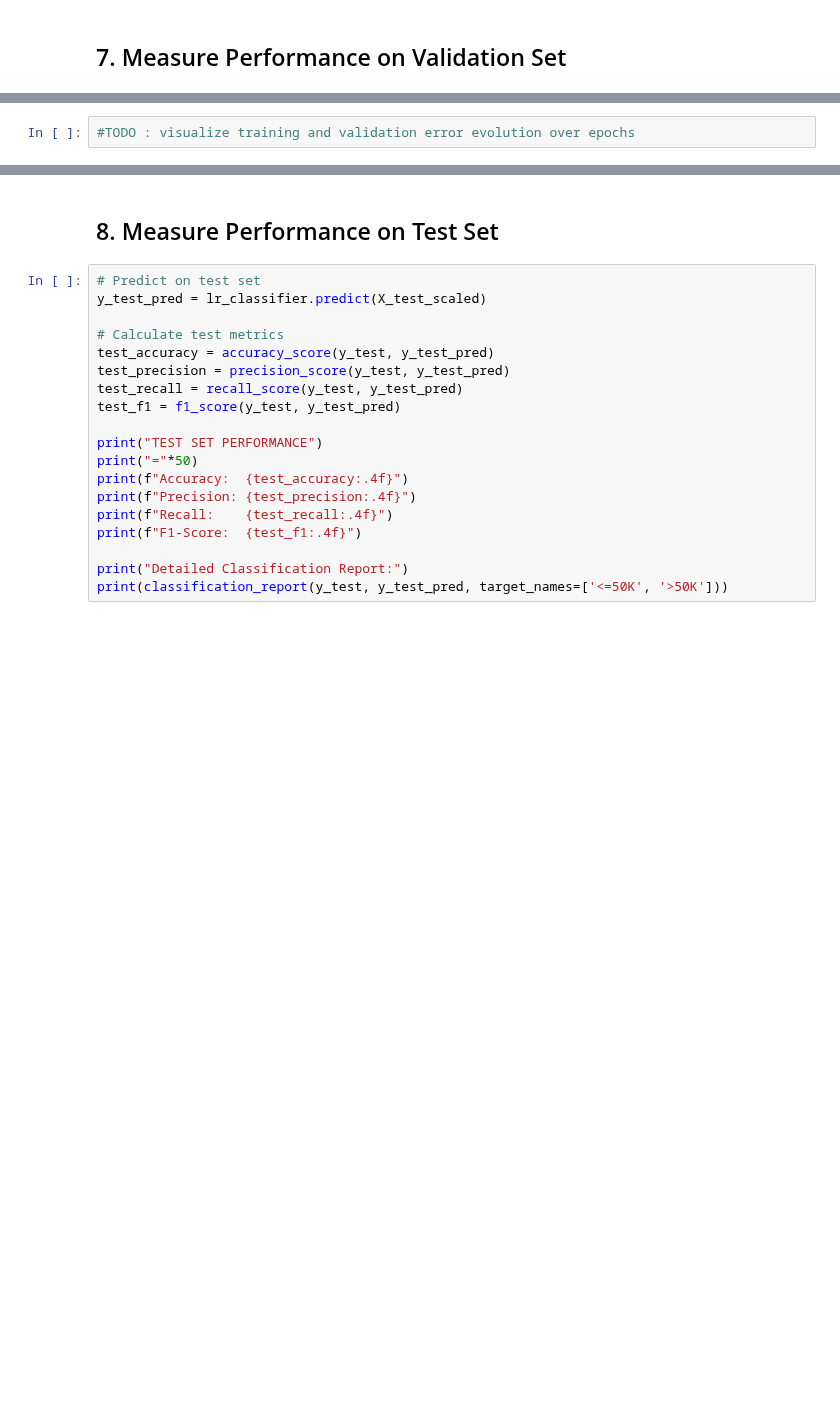
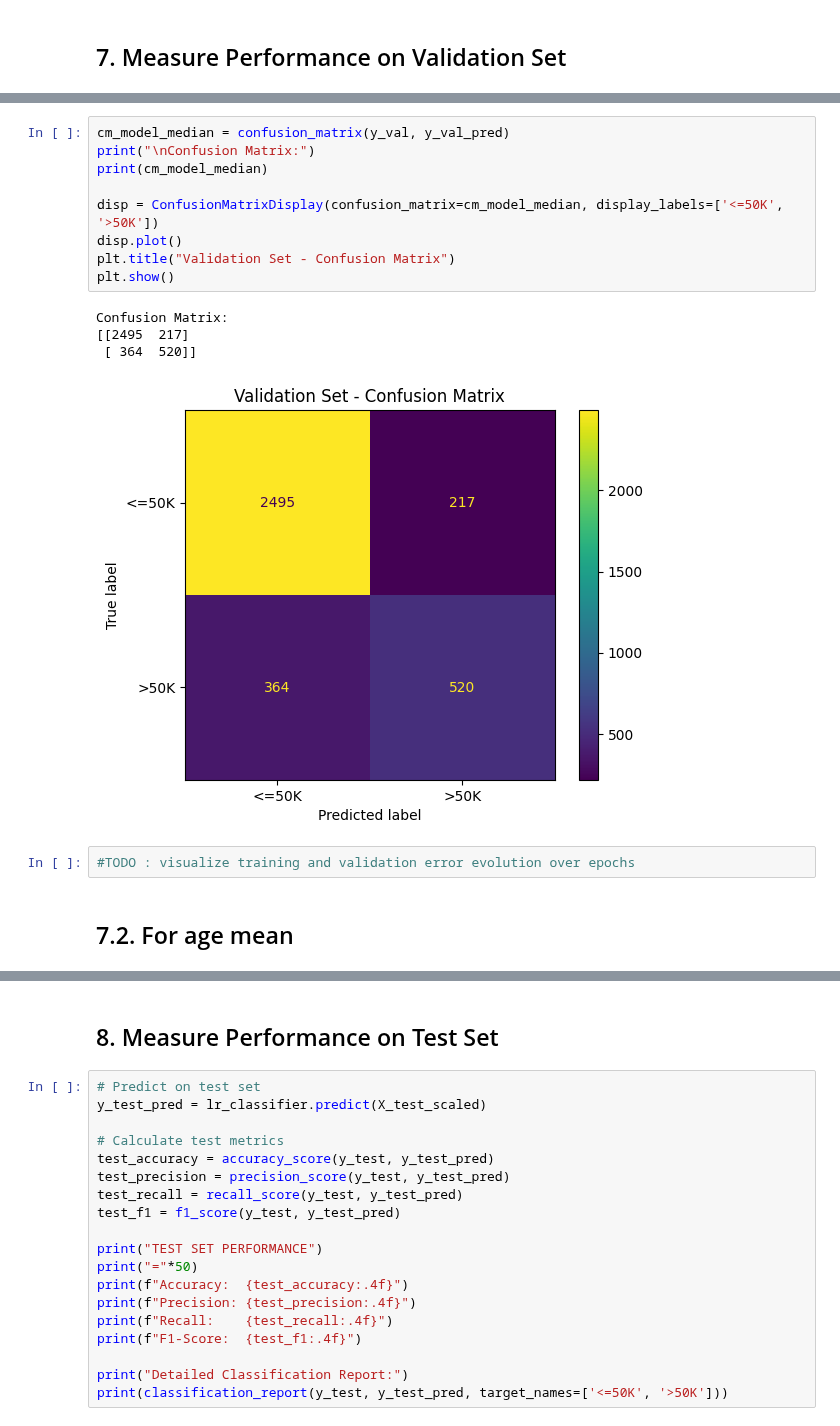
Before and after one commit to kw0jtach/Project_on_responsible_data_science, a Jupyter notebook: Classification.ipynb, the cells around one changed output, grey strips where cells are left out. Saved outputs shown, nothing was run; the diff lists cells and outputs as text; blank space fills up the shorter version.

```diff
--- a/Classification.ipynb
+++ b/Classification.ipynb
@@ -217,2 +425,18 @@ weighted avg       0.84      0.85      0.84      9044
+# %%
+cm_model_median = confusion_matrix(y_val, y_val_pred)
+print("\nConfusion Matrix:")
+print(cm_model_median)
+
+disp = ConfusionMatrixDisplay(confusion_matrix=cm_model_median, display_labels=['<=50K', '>50K'])
+disp.plot()
+plt.title("Validation Set - Confusion Matrix")
+plt.show()
+# %% [output]
+Confusion Matrix:
+[[2495  217]
+ [ 364  520]]
+[figure, added]
 # %%
 #TODO : visualize training and validation error evolution over epochs
+# %% [markdown]
+## 7.2. For age mean
```
Also changed, not shown: parts of 32 cells of this notebook.
